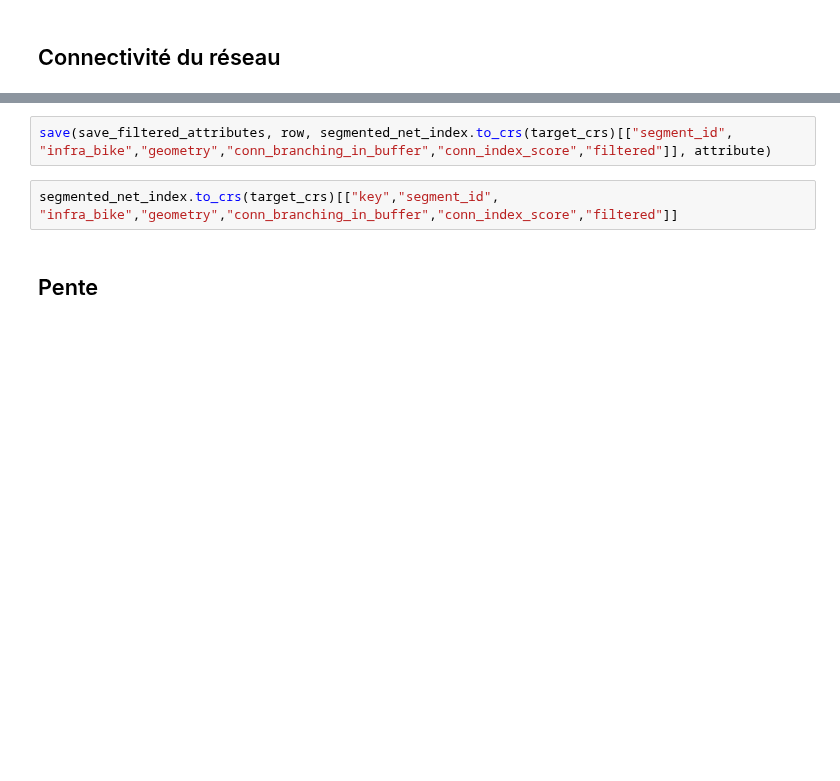
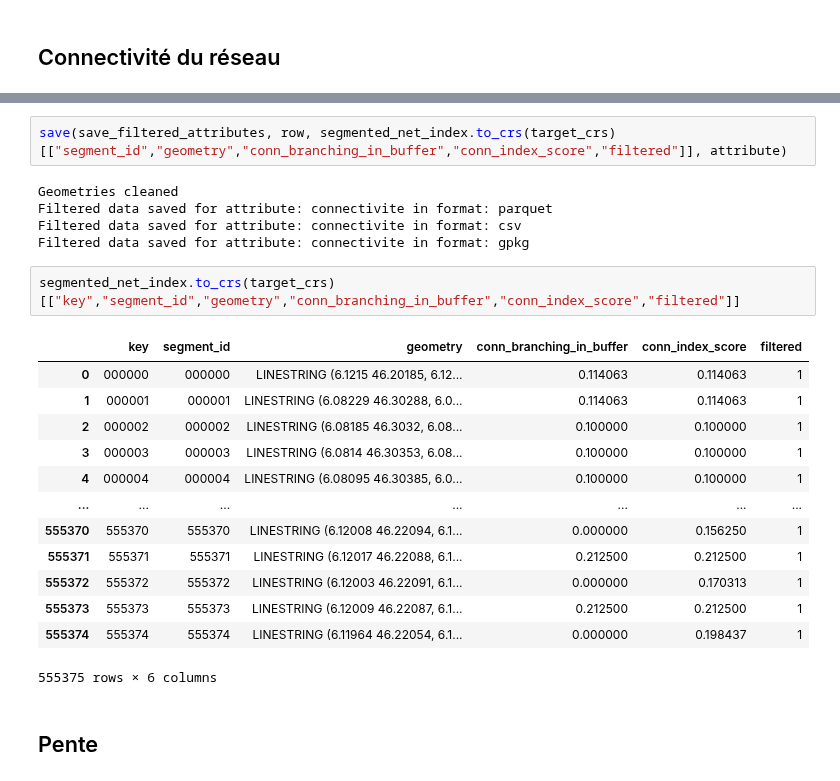
Before and after one commit to action-situee/PROJET_PIETON_GG, a Jupyter notebook: Notebook/Step 1/1_1_Prepare_features.ipynb, the cells around one changed output, grey strips where cells are left out. Cells and saved outputs as stored; diff of their text form; blank space fills up the shorter version.

```diff
--- a/Notebook/Step 1/1_1_Prepare_features.ipynb
+++ b/Notebook/Step 1/1_1_Prepare_features.ipynb
@@ -169,7 +202,26 @@ segmented_net_index.to_crs(target_crs).head()
 # %%
-save(save_filtered_attributes, row, segmented_net_index.to_crs(target_crs)[["segment_id", "infra_bike","geometry","conn_branching_in_buffer","conn_index_score","filtered"]], attribute)
+save(save_filtered_attributes, row, segmented_net_index.to_crs(target_crs)[["segment_id","geometry","conn_branching_in_buffer","conn_index_score","filtered"]], attribute)
+# %% [output]
+Geometries cleaned
+Filtered data saved for attribute: connectivite in format: parquet
+Filtered data saved for attribute: connectivite in format: csv
+Filtered data saved for attribute: connectivite in format: gpkg
 # %%
-segmented_net_index.to_crs(target_crs)[["key","segment_id", "infra_bike","geometry","conn_branching_in_buffer","conn_index_score","filtered"]]
+segmented_net_index.to_crs(target_crs)[["key","segment_id","geometry","conn_branching_in_buffer","conn_index_score","filtered"]]
+# %% [output]
+|  | key | segment_id | geometry | conn_branching_in_buffer | conn_index_score | filtered |
+| 0 | 000000 | 000000 | LINESTRING (6.1215 46.20185, 6.12... | 0.114063 | 0.114063 | 1 |
+| 1 | 000001 | 000001 | LINESTRING (6.08229 46.30288, 6.0... | 0.114063 | 0.114063 | 1 |
+| 2 | 000002 | 000002 | LINESTRING (6.08185 46.3032, 6.08... | 0.100000 | 0.100000 | 1 |
+| 3 | 000003 | 000003 | LINESTRING (6.0814 46.30353, 6.08... | 0.100000 | 0.100000 | 1 |
+| 4 | 000004 | 000004 | LINESTRING (6.08095 46.30385, 6.0... | 0.100000 | 0.100000 | 1 |
+| ... | ... | ... | ... | ... | ... | ... |
+| 555370 | 555370 | 555370 | LINESTRING (6.12008 46.22094, 6.1... | 0.000000 | 0.156250 | 1 |
+| 555371 | 555371 | 555371 | LINESTRING (6.12017 46.22088, 6.1... | 0.212500 | 0.212500 | 1 |
+| 555372 | 555372 | 555372 | LINESTRING (6.12003 46.22091, 6.1... | 0.000000 | 0.170313 | 1 |
+| 555373 | 555373 | 555373 | LINESTRING (6.12009 46.22087, 6.1... | 0.212500 | 0.212500 | 1 |
+| 555374 | 555374 | 555374 | LINESTRING (6.11964 46.22054, 6.1... | 0.000000 | 0.198437 | 1 |
+555375 rows × 6 columns
 # %% [markdown]
 ## Pente
 # %%
```
Also changed, not shown: parts of 8 cells of this notebook, 11 other files.
